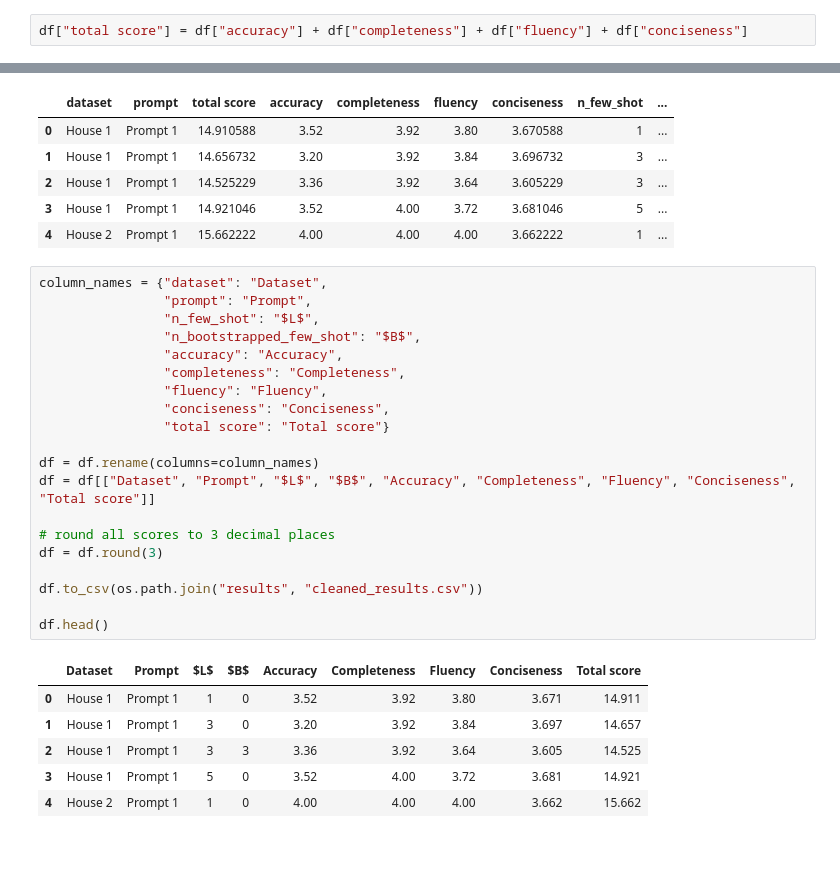
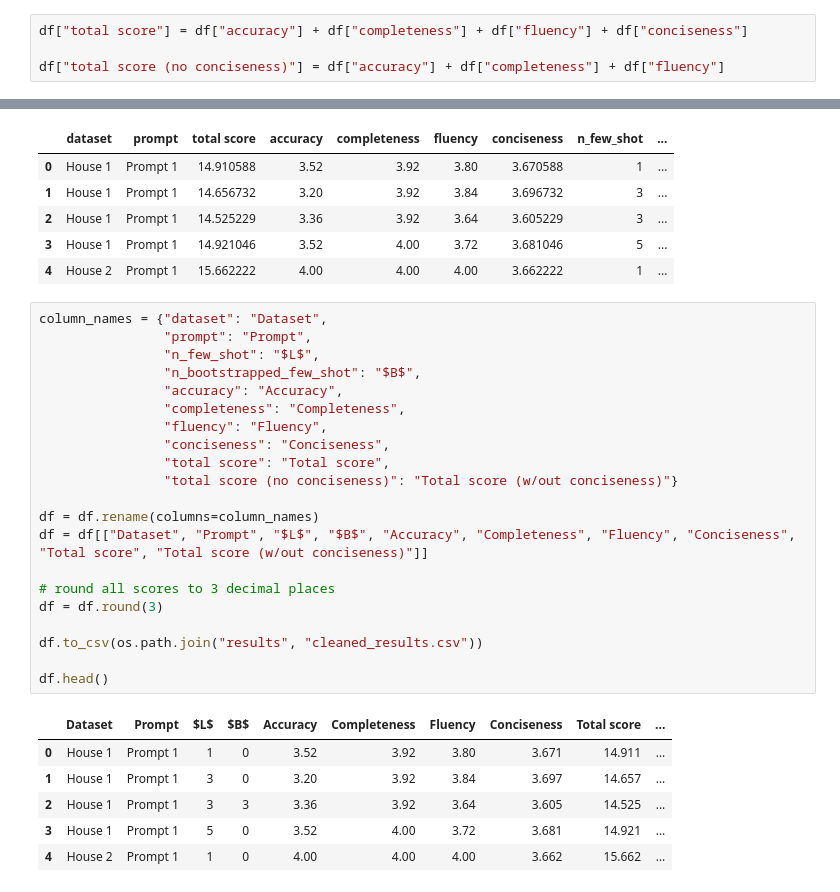
Before and after one commit to sibyl-dev/Explingo, a Jupyter notebook: full-experiment/evaluate_results.ipynb, the cells around one changed output, grey strips where cells are left out. Drawn from its saved outputs; the diff is of its cells as text; blank space fills up the shorter version.

Commit message:
Adding figures and fixing tables

```diff
--- a/full-experiment/evaluate_results.ipynb
+++ b/full-experiment/evaluate_results.ipynb
@@ -17,6 +17,8 @@ df.head()
 | 4 | housing_2.json | You are helping users understand ... | 16.00 | 4.00 | 4.00 | 4.00 | 3.662222 | 1.0 | ... |
 # %%
 df["total score"] = df["accuracy"] + df["completeness"] + df["fluency"] + df["conciseness"]
+
+df["total score (no conciseness)"] = df["accuracy"] + df["completeness"] + df["fluency"]
 # %%
 dataset_names = {"housing_1.json": "House 1",
                  "housing_2.json": "House 2",
@@ -55,28 +57,29 @@ df.head()
 # %%
 column_names = {"dataset": "Dataset",
                 "prompt": "Prompt",
                 "n_few_shot": "$L$",
                 "n_bootstrapped_few_shot": "$B$",
                 "accuracy": "Accuracy",
                 "completeness": "Completeness",
                 "fluency": "Fluency",
                 "conciseness": "Conciseness",
-                "total score": "Total score"}
+                "total score": "Total score",
+                "total score (no conciseness)": "Total score (w/out conciseness)"}
 
 df = df.rename(columns=column_names)
-df = df[["Dataset", "Prompt", "$L$", "$B$", "Accuracy", "Completeness", "Fluency", "Conciseness", "Total score"]]
+df = df[["Dataset", "Prompt", "$L$", "$B$", "Accuracy", "Completeness", "Fluency", "Conciseness", "Total score", "Total score (w/out conciseness)"]]
 
 # round all scores to 3 decimal places
 df = df.round(3)
 
 df.to_csv(os.path.join("results", "cleaned_results.csv"))
 
 df.head()
 # %% [output]
-|  | Dataset | Prompt | $L$ | $B$ | Accuracy | Completeness | Fluency | Conciseness | Total score |
-| 0 | House 1 | Prompt 1 | 1 | 0 | 3.52 | 3.92 | 3.80 | 3.671 | 14.911 |
-| 1 | House 1 | Prompt 1 | 3 | 0 | 3.20 | 3.92 | 3.84 | 3.697 | 14.657 |
-| 2 | House 1 | Prompt 1 | 3 | 3 | 3.36 | 3.92 | 3.64 | 3.605 | 14.525 |
-| 3 | House 1 | Prompt 1 | 5 | 0 | 3.52 | 4.00 | 3.72 | 3.681 | 14.921 |
-| 4 | House 2 | Prompt 1 | 1 | 0 | 4.00 | 4.00 | 4.00 | 3.662 | 15.662 |
+|  | Dataset | Prompt | $L$ | $B$ | Accuracy | Completeness | Fluency | Conciseness | Total score | ... |
+| 0 | House 1 | Prompt 1 | 1 | 0 | 3.52 | 3.92 | 3.80 | 3.671 | 14.911 | ... |
+| 1 | House 1 | Prompt 1 | 3 | 0 | 3.20 | 3.92 | 3.84 | 3.697 | 14.657 | ... |
+| 2 | House 1 | Prompt 1 | 3 | 3 | 3.36 | 3.92 | 3.64 | 3.605 | 14.525 | ... |
+| 3 | House 1 | Prompt 1 | 5 | 0 | 3.52 | 4.00 | 3.72 | 3.681 | 14.921 | ... |
+| 4 | House 2 | Prompt 1 | 1 | 0 | 4.00 | 4.00 | 4.00 | 3.662 | 15.662 | ... |
 # %%
```
Also changed, not shown: parts of 5 cells of this notebook, 8 other files.
